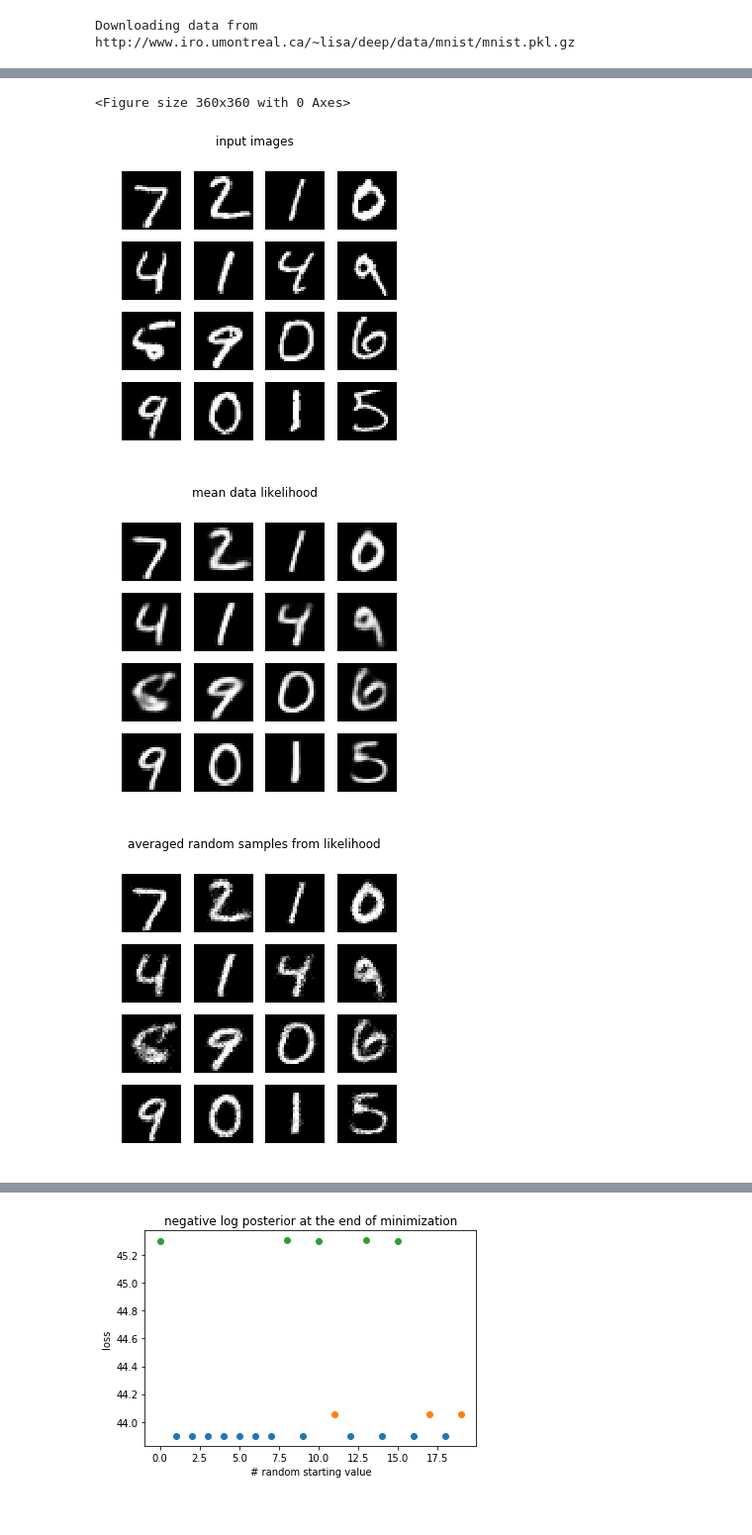
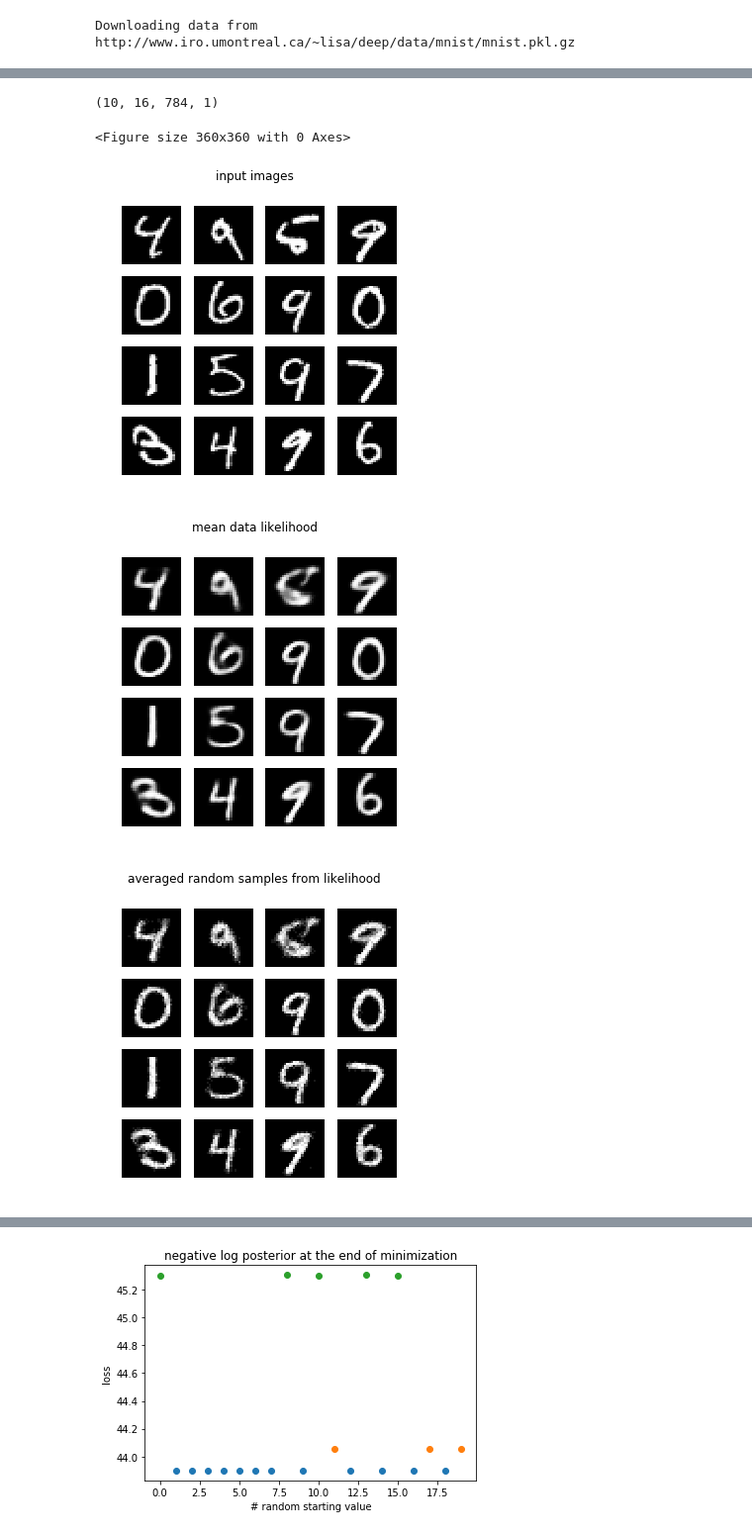
Before and after one commit to VMBoehm/DeNoPa, a Jupyter notebook: Laplace_Around_MAP_External_Generator.ipynb, the cells around one changed output, grey strips where cells are left out. Shown: that part at 99% size. Cells and saved outputs as stored; diff of their text form; code cells hidden in the pictures.

```diff
--- a/Laplace_Around_MAP_External_Generator.ipynb
+++ b/Laplace_Around_MAP_External_Generator.ipynb
@@ -84,21 +84,31 @@ sample_size_x = tf.placeholder_with_default(10,shape=[])
 lr            = tf.placeholder_with_default(0.001,shape=[])
 optimizer     = tf.train.AdamOptimizer(learning_rate=lr)
 
-
 generator = hub.Module(generator_path)
 encoder   = hub.Module(encoder_path)
 
 # Define latent space prior
 prior             = tfd.MultivariateNormalDiag(loc=tf.zeros([hidden_size]),scale_identity_multiplier=1.0)
+log_det_prior     = tf.linalg.logdet(prior.covariance())
+
 # get some masked data
 x_corr            = tf.placeholder(shape=[batch_size,784,1], dtype=tf.float32)
 mymask            = tf.placeholder_with_default(np.ones((784),dtype=int),shape=[784])
 m_data            = tf.boolean_mask(x_corr, mymask, axis=1)
 
-encoded_data      = encoder(tf.expand_dims(tf.reshape(x_corr,[-1,28,28]),-1))
+encoded_data      = encoder(tf.reshape(x_corr,[-1,28,28,1]))
 mu, sigma         = tf.split(encoded_data, 2, axis=-1)
-naive_sims        = tfd.Independent(tfd.Bernoulli(logits=generator(mu))).sample(sample_size_x)
-naive_mean        = tfd.Independent(tfd.Bernoulli(logits=generator(mu))).mean()
+vae_liklogits     = tf.reshape(generator(mu),[batch_size,784,1])
+#vae_liklogits     = tf.boolean_mask(vae_liklogits, mymask, axis=1)
+
+non_ind_likeli    = tfd.Bernoulli(logits=vae_liklogits)
+vae_likeli        = tfd.Independent(non_ind_likeli)
+naive_sims        = vae_likeli.sample(sample_size_x)
+naive_mean        = vae_likeli.mean()
+
+ni_likeli_vae_data= non_ind_likeli.prob(x_corr)
+posterior_vae     = vae_likeli.log_prob(m_data)+prior.log_prob(mu)
+loss_vae          = -tf.reduce_mean(posterior_vae)
 
 ######## find the MAP by minimization
 MAP_ini              = tf.placeholder_with_default(tf.zeros([batch_size,hidden_size]),shape=[batch_size,hidden_size])
@@ -107,9 +117,14 @@ MAP                  = tf.Variable(MAP_ini)
 MAP_reset            = tf.stop_gradient(MAP.assign(MAP_ini))
 genMAP               = tf.reshape(generator(MAP),[batch_size,784,1])
 el2o_logits          = tf.boolean_mask(genMAP, mymask, axis=1)
-data_likelihood_el2o = tfd.Independent(tfd.Bernoulli(logits=el2o_logits))
+ni_likelihood_el2o   = tfd.Bernoulli(logits=el2o_logits)
+data_likelihood_el2o = tfd.Independent(ni_likelihood_el2o)
+ni_likeli_corr_MAP   = tf.stop_gradient(ni_likelihood_el2o.prob(m_data))
 likeli_corr_MAP      = data_likelihood_el2o.log_prob(m_data)
 prior_MAP            = prior.log_prob(MAP)
+
+ppMAP                = -prior.log_prob(MAP)-0.5*(np.log(2.*np.pi)*hidden_size+tf.linalg.logdet(prior.covariance()))
+
 posterior_corr_MAP   = likeli_corr_MAP+prior_MAP
 loss                 = -tf.reduce_mean(posterior_corr_MAP)
 
@@ -216,35 +231,36 @@ I0426 17:49:12.412751 140022066485120 saver.py:1483] Saver not created because t
 sess = tf.Session()
 sess.run(tf.global_variables_initializer())
 # %%
-inc = 0
+inc = 6
 x_truth = x_test[inc:batch_size+inc]
 # %%
 inim, res, s = sess.run([x_corr,naive_mean,naive_sims], feed_dict={x_corr: np.expand_dims(x_truth,-1)})
 figure(figsize=(5,5))
-
+print(s.shape)
 
 figure(figsize=(5,5))
 suptitle('input images')
 for i in range(min(batch_size,16)):
     subplot(4,4,i+1)
     imshow(inim[i].reshape((28,28)),cmap='gray',vmin=0); #colorbar()
     axis('off')
 
 figure(figsize=(5,5))
 suptitle('mean data likelihood')
 for i in range(min(batch_size,16)):
     subplot(4,4,i+1)
-    imshow(res[i,:,:,0],cmap='gray',vmin=0); #colorbar()
+    imshow(np.reshape(res[i,:,0],(28,28)),cmap='gray',vmin=0); #colorbar()
     axis('off')
 
 figure(figsize=(5,5))
 suptitle('averaged random samples from likelihood')
 for i in range(min(batch_size,16)):
     subplot(4,4,i+1)
-    imshow(np.mean(s[:,i,:,:,0],axis=0),cmap='gray',vmin=0); #colorbar()
+    imshow(np.mean(np.reshape(s[:,i,:,0],(-1,28,28)),axis=0),cmap='gray',vmin=0); #colorbar()
     axis('off')
 # %% [output]
-<Figure size 360x360 with 0 Axes>
+(10, 16, 784, 1)
+<Figure size 360x360 with 0 Axes>
-[figure, old version]
+[figure, new version]
-[figure, old version]
+[figure, new version]
-[figure, old version]
+[figure, new version]
```
Also changed, not shown: parts of 18 cells of this notebook.
